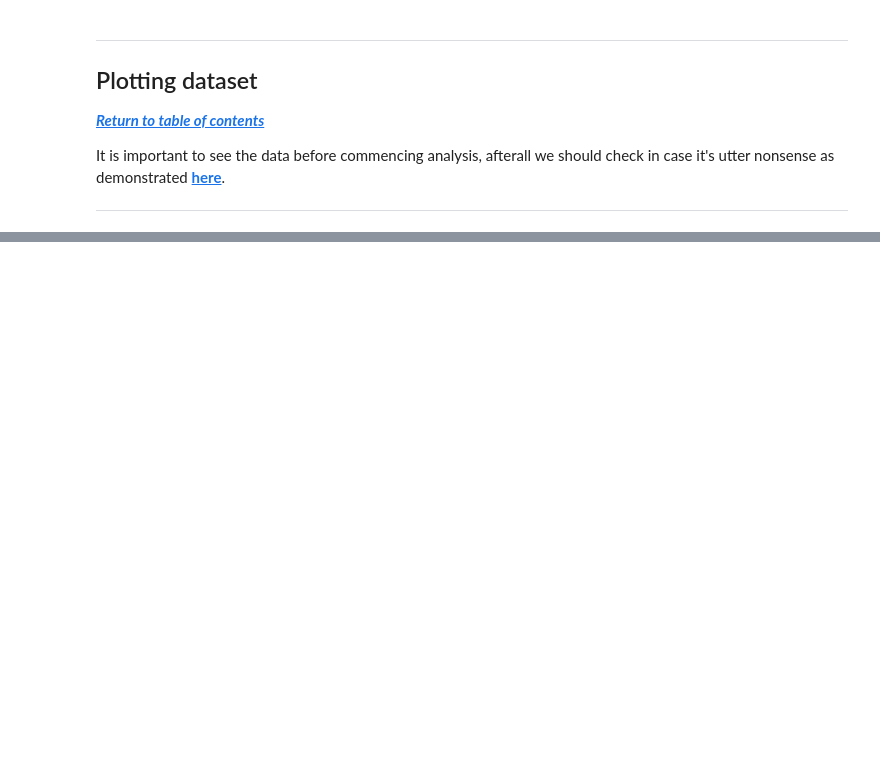
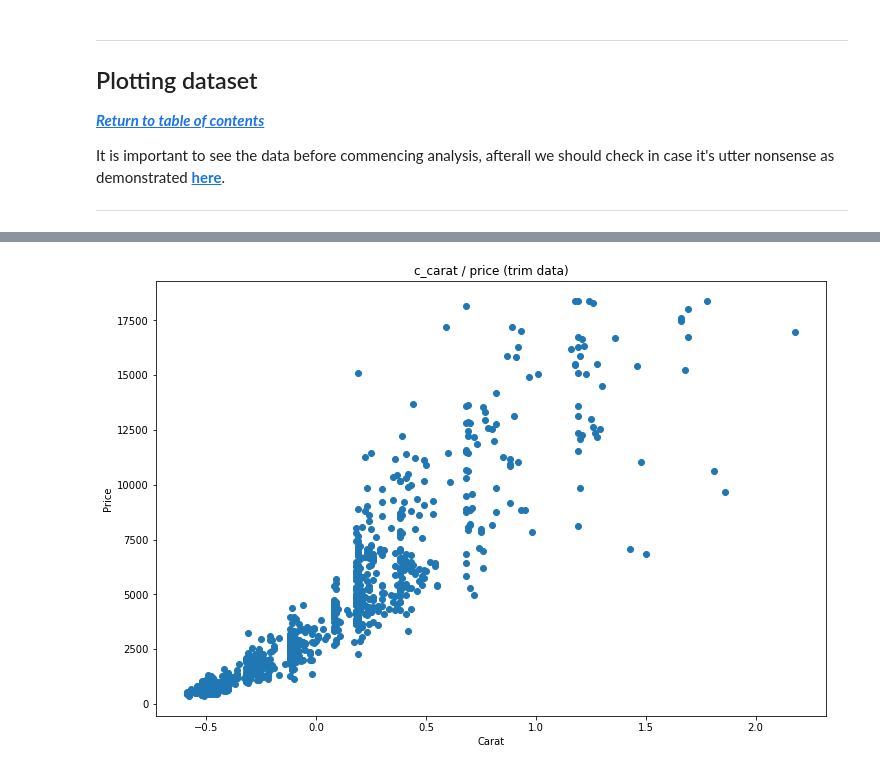
Before and after one commit to Mar-Ber/DA_DiamondModel, a Jupyter notebook: analysis.ipynb, the cells around one changed output, grey strips where cells are left out. Cells and saved outputs as stored; diff of their text form; code cells hidden in the pictures; blank space fills up the shorter version.

```diff
--- a/analysis.ipynb
+++ b/analysis.ipynb
@@ -868,0 +190,11 @@ Comparing the models, can agree with the results that the polynomial regression
+# %%
+df_trim['c_carat'] = df_trim.carat - df_trim.carat.mean()
+
+plt.figure(figsize=[12, 8])
+plt.scatter(df_trim.c_carat, df_trim.price)
+plt.title('c_carat / price (trim data)')
+plt.xlabel("Carat")
+plt.ylabel("Price")
+plt.show()
+# %% [output]
+[figure, added]
```
Also changed, not shown: parts of 49 cells of this notebook, 26 other files.
